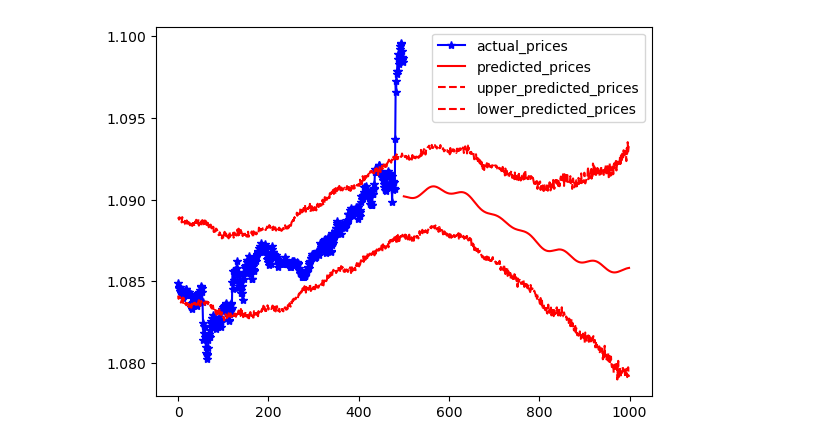
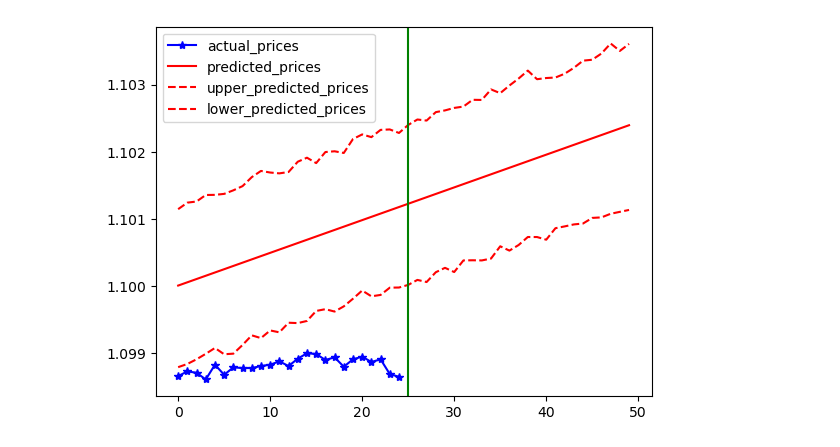
Before and after one commit to ruslanmasinjila/ProjectGrayFox, a Jupyter notebook: Prophet.ipynb, the cells around one changed output. Saved outputs shown, nothing was run; the diff lists cells and outputs as text; code cells hidden in the pictures.

Commit message:
Added future and last n predicted prices, green vertical line, and upper + lower bounds

```diff
--- a/Prophet.ipynb
+++ b/Prophet.ipynb
@@ -12,7 +12,7 @@ rates_frame = pd.read_csv("EURUSD.csv")
 # prepare data for prophet
 rates_frame['time']=pd.to_datetime(rates_frame['time'], unit='s')
 
-p = int(0.05*len(rates_frame))
+p = int(0.025*len(rates_frame))
 
 
 df = pd.DataFrame()
@@ -27,7 +27,7 @@ def predict_prices():
     model.fit(df)
 
     # predict future p closing prices
-    future = model.make_future_dataframe(periods=p, freq='5min')
+    future = model.make_future_dataframe(periods=p, freq='1min')
 
     forecast = model.predict(future)
 
@@ -46,18 +46,19 @@ forecast            = predict_prices()
 # %%
 actual_prices          = list(rates_frame["close"].iloc[-p:])
-predicted_prices       = forecast['yhat'][-p:].tolist()
+predicted_prices       = forecast['yhat'][-2*p:].tolist()
 upper_predicted_prices = forecast['yhat_upper'][-2*p:].tolist()
 lower_predicted_prices = forecast['yhat_lower'][-2*p:].tolist()
 
 x1 = range(len(actual_prices))
-x2 = range(len(actual_prices), len(actual_prices) + len(predicted_prices))
-x3 = range(len(actual_prices) + len(predicted_prices))
+x2 = range(len(predicted_prices))
+
 
 plt.plot(x1, actual_prices, 'b*-', label='actual_prices')
 plt.plot(x2, predicted_prices, 'r-', label='predicted_prices')
-plt.plot(x3, upper_predicted_prices, 'r--', label='upper_predicted_prices')
-plt.plot(x3, lower_predicted_prices, 'r--', label='lower_predicted_prices')
+plt.plot(x2, upper_predicted_prices, 'r--', label='upper_predicted_prices')
+plt.plot(x2, lower_predicted_prices, 'r--', label='lower_predicted_prices')
+plt.axvline(x=len(actual_prices), color='green')
 plt.legend()
 plt.show()
 # %% [output]
-[figure, old version]
+[figure, new version]
```
Also changed, not shown: parts of 1 cell of this notebook, 2 other files.
